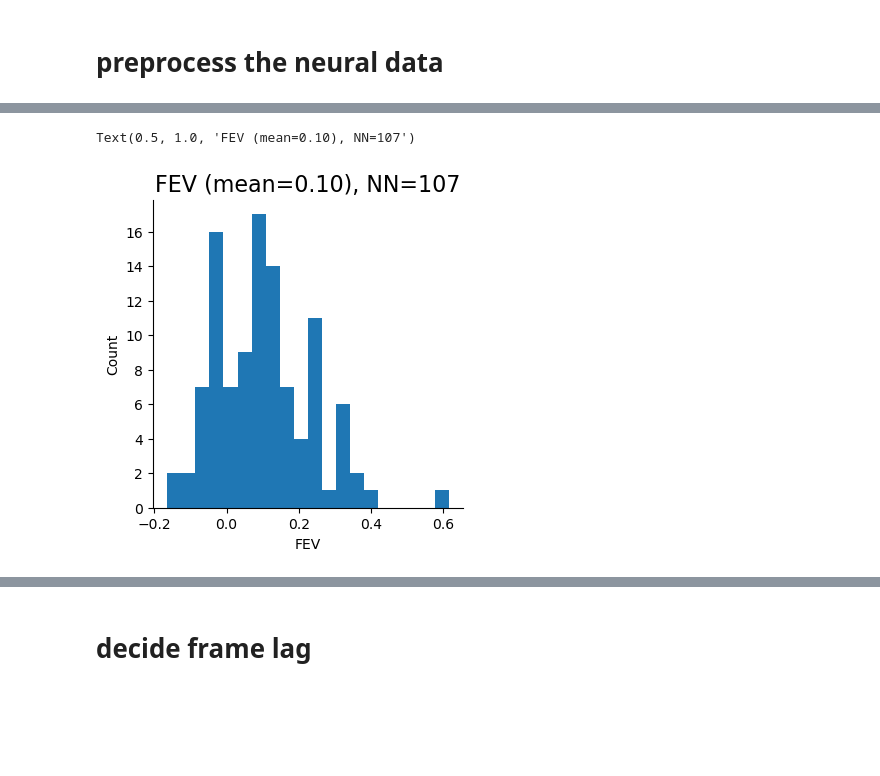
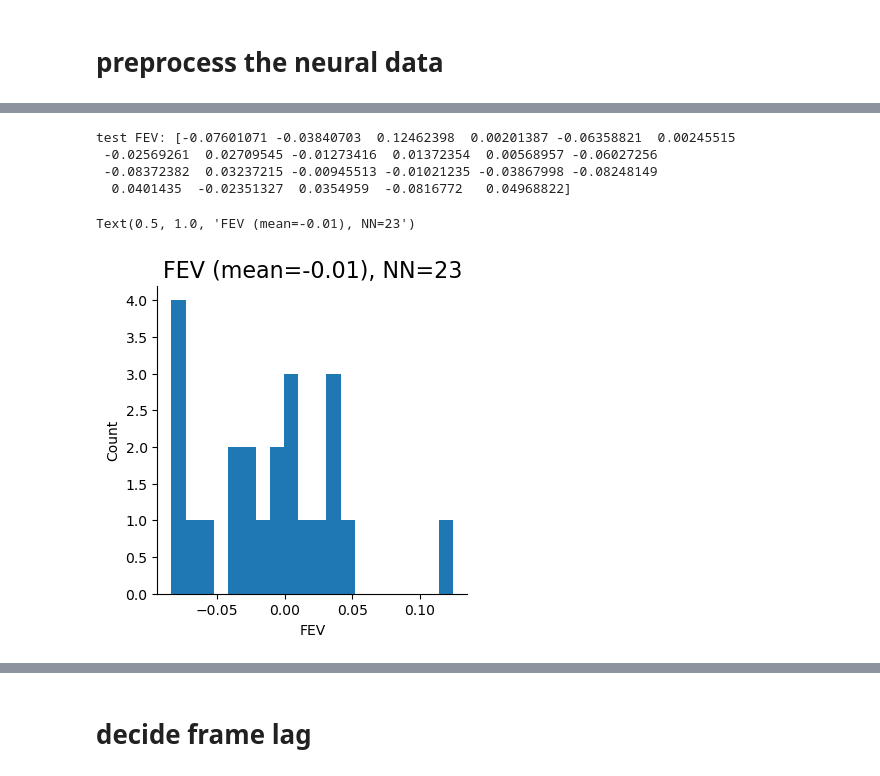
Before and after one commit to dufengtong/SuperiorColliculus, a Jupyter notebook: notebooks/load_sc_data.ipynb, the cells around one changed output, grey strips where cells are left out. Drawn from its saved outputs; the diff is of its cells as text; code cells hidden in the pictures; blank space fills up the shorter version.

```diff
--- a/notebooks/load_sc_data.ipynb
+++ b/notebooks/load_sc_data.ipynb
@@ -114,7 +123,11 @@ trial_end_time = np.load(os.path.join(data_dir, 'natural.endTime.npy'))
 print('trial end time:', trial_end_time.shape, trial_end_time.min(), trial_end_time.max())
 
 timestamps = np.load(os.path.join(data_dir, 'calcium.timestamps.npy'))
+timestamps = timestamps.squeeze()
 print('timestamps:', timestamps.shape, timestamps.min(), timestamps.max())
+
+# timestamps has NaN values, change them to -1
+# timestamps[np.isnan(timestamps)] = -1
 
 n_trials = trial_start_time.shape[0]
 assert trial_end_time.shape[0] == trial_start_time.shape[0]
@@ -136,11 +153,22 @@ print(raw_spks.shape)
 # %%
 spks = np.zeros((n_neurons, n_trials))
 frame_lag = 1
+nframes_list = []
+trial_flag = np.zeros(n_frames, dtype=bool)
+trial_spks = []
 for i in range(n_trials):
     trial_start = trial_start_time[i]
     trial_end = trial_end_time[i]
     trial_start_iframe = np.where(timestamps >= trial_start)[0][0] + frame_lag
     trial_end_iframe = np.where(timestamps <= trial_end)[0][-1] + frame_lag
+    if trial_end_iframe - trial_start_iframe < 1:
+        trial_end_iframe = trial_start_iframe + 1
+        print(f'Warning: trial {i} has less than 1 frame')
     spks[:, i] = raw_spks[:, trial_start_iframe:trial_end_iframe].mean(axis=1)
+    nframes_list.append(trial_end_iframe - trial_start_iframe)
+    trial_flag[trial_start_iframe:trial_end_iframe] = True
+    trial_spks.append(raw_spks[:, trial_start_iframe-3:trial_start_iframe+8])
 print(spks.shape, spks.min(), spks.max())
+nframes = np.array(nframes_list)
+print(nframes.shape, nframes.min(), nframes.max())
 # %% [output]
@@ -147,0 +178,15 @@ print(spks.shape, spks.min(), spks.max())
+# %%
+trial_spks = np.array(trial_spks)
+print(trial_spks.shape)
+
+fig, ax = plt.subplots(1, 1, figsize=(4, 4))
+# plot all neurons
+for i in range(n_neurons):
+    ax.plot(trial_spks[:, i, :].mean(0), label=f'neuron {i}', color='gray', alpha=0.5)
+# plot the mean
+ax.plot(trial_spks.mean(0).mean(0), label='mean', color='black')
+# ax.legend()
+ax.set_xlabel('Frame')
+ax.set_ylabel('response')
+ax.set_title('Trial-averaged responses of all neurons')
+plt.show()
@@ -166,11 +291,27 @@ print(fev.mean())
+# %%
+# calculate FEV
+from minimodel import metrics
+n_unique_img = len(np.unique(istim_test))
+spks_test_list = []
+# ineuron = np.arange(2)
+for i in range(n_unique_img):
+    spks_test_list.append(spks_test[:,istim_test == i].T)
+
+test_fev = fev_new(spks_test_list)
+print('test FEV:', test_fev)
+# %% [output]
+test FEV: [-0.07601071 -0.03840703  0.12462398  0.00201387 -0.06358821  0.00245515
+ -0.02569261  0.02709545 -0.01273416  0.01372354  0.00568957 -0.06027256
+ -0.08372382  0.03237215 -0.00945513 -0.01021235 -0.03867998 -0.08248149
+  0.0401435  -0.02351327  0.0354959  -0.0816772   0.04968822]
 # %%
 fig, ax = plt.subplots(1, 1, figsize=(4,4))
-ax.hist(fev, bins=20)
+ax.hist(test_fev, bins=20)
 ax.set_xlabel('FEV')
 ax.set_ylabel('Count')
 ax.spines['top'].set_visible(False)
 ax.spines['right'].set_visible(False)
-ax.set_title(f'FEV (mean={fev.mean():.2f}), NN={n_neurons}', fontsize=16)
+ax.set_title(f'FEV (mean={test_fev.mean():.2f}), NN={n_neurons}', fontsize=16)
 # %% [output]
-Text(0.5, 1.0, 'FEV (mean=0.10), NN=107')
+Text(0.5, 1.0, 'FEV (mean=-0.01), NN=23')
-[figure, old version]
+[figure, new version]
```
Also changed, not shown: parts of 23 cells of this notebook, 4 other files.
